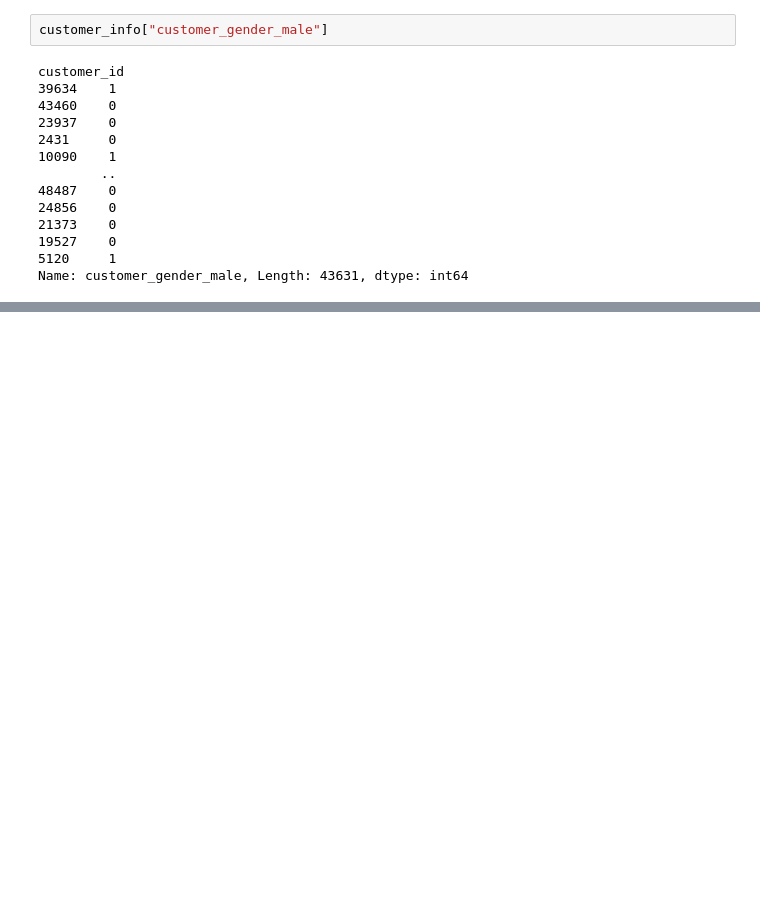
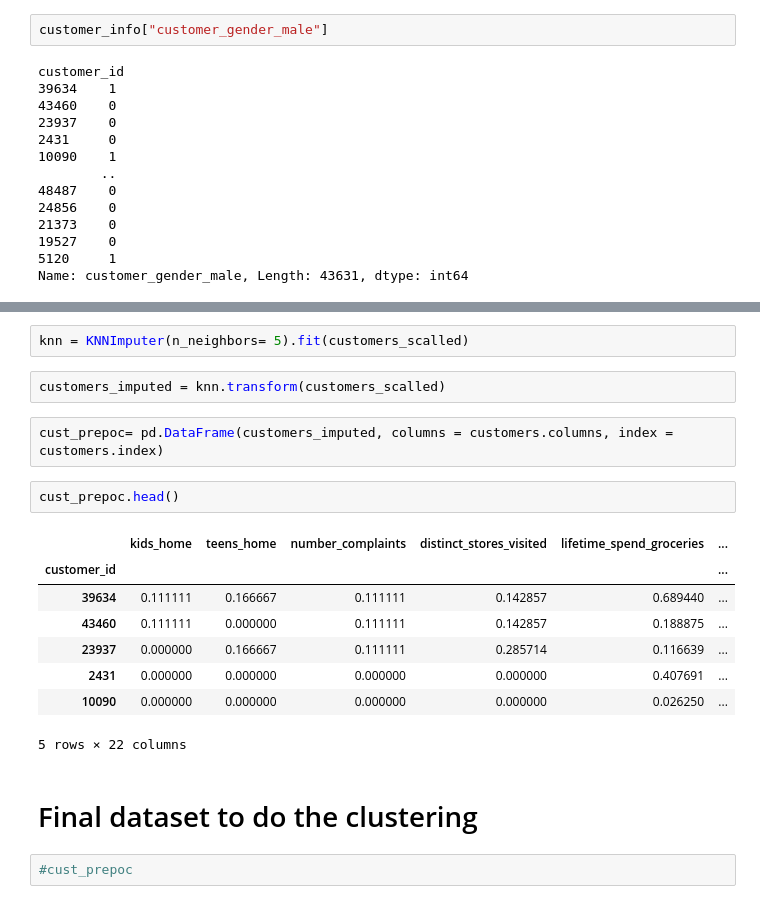
Before and after one commit to JoaoF7/Project-ML, a Jupyter notebook: Pre-processing.ipynb, the cells around one changed output, grey strips where cells are left out. Drawn from its saved outputs; the diff is of its cells as text; blank space fills up the shorter version.

Commit message:
End of prepocessing

```diff
--- a/Pre-processing.ipynb
+++ b/Pre-processing.ipynb
@@ -201,0 +265,21 @@ customers
+# %%
+knn = KNNImputer(n_neighbors= 5).fit(customers_scalled)
+# %%
+customers_imputed = knn.transform(customers_scalled)
+# %%
+cust_prepoc= pd.DataFrame(customers_imputed, columns = customers.columns, index = customers.index)
+# %%
+cust_prepoc.head()
+# %% [output]
+|  | kids_home | teens_home | number_complaints | distinct_stores_visited | lifetime_spend_groceries | ... |
+| customer_id |  |  |  |  |  | ... |
+| 39634 | 0.111111 | 0.166667 | 0.111111 | 0.142857 | 0.689440 | ... |
+| 43460 | 0.111111 | 0.000000 | 0.111111 | 0.142857 | 0.188875 | ... |
+| 23937 | 0.000000 | 0.166667 | 0.111111 | 0.285714 | 0.116639 | ... |
+| 2431 | 0.000000 | 0.000000 | 0.000000 | 0.000000 | 0.407691 | ... |
+| 10090 | 0.000000 | 0.000000 | 0.000000 | 0.000000 | 0.026250 | ... |
+5 rows × 22 columns
+# %% [markdown]
+# Final dataset to do the clustering
+# %%
+#cust_prepoc
```
Also changed, not shown: parts of 18 cells of this notebook.
